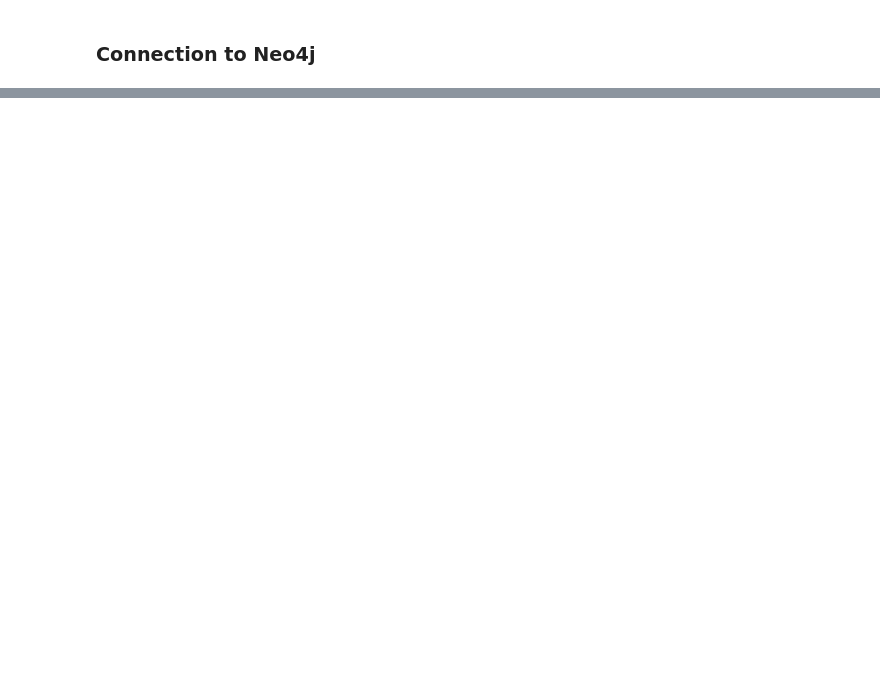
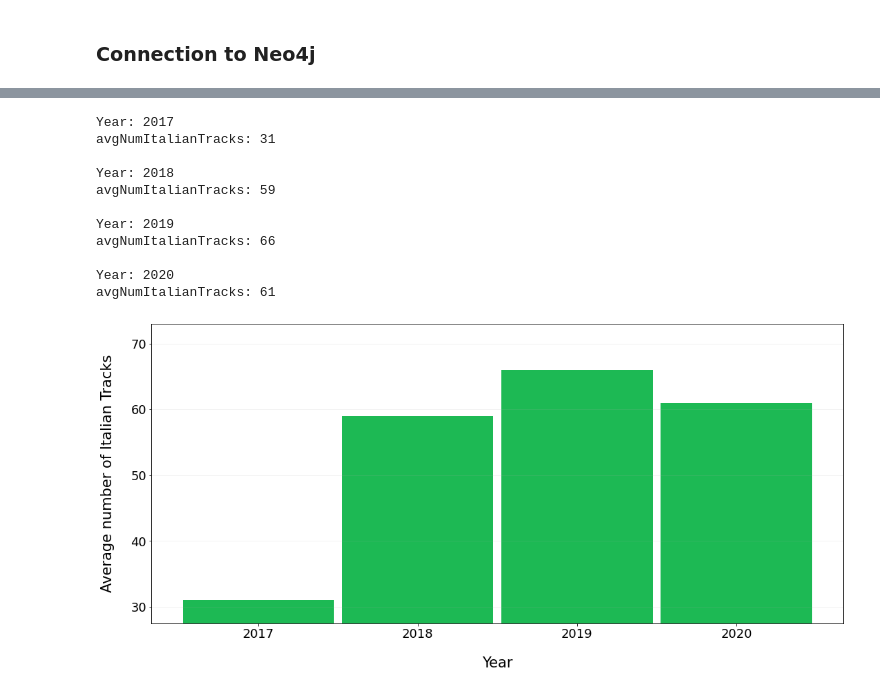
Before and after one commit to luca-martinelli-09/spotify-pg, a Jupyter notebook: spotifyQueries.ipynb, the cells around one changed output, grey strips where cells are left out. Saved outputs shown, nothing was run; the diff lists cells and outputs as text; code cells hidden in the pictures; blank space fills up the shorter version.

```diff
--- a/spotifyQueries.ipynb
+++ b/spotifyQueries.ipynb
@@ -573,0 +68,19 @@ driver.close()
+# %%
+TITLE_PAD = 30
+TITLE_DIM = 30
+XY_LABEL_PAD = 23
+XY_LABEL_DIM = 21
+XY_TICKS_DIM = 18
+GRID_ALPHA = 0.2
+FILL_ALPHA = 0.05
+BAR_WIDTH = 0.95
+LEGEND_LOC = "upper left"
+LEGEND_LABEL_DIM = 15
+COLOR_SCHEME = ["#1DB954", "#22577A", "#A03C78", "#C67ACE"]
+
+FIG_SIZE = (18, 8)
+FIG_BG_COLOR = None # "w"
+FIG_DPI = 500
+FIG_BBOX = "tight"
+FIG_PAD = .3
+FIG_FORMATS = ["png", "pdf"]
@@ -573,0 +179,57 @@ driver.close()
+# %%
+# Q3: On average how many tracks from italian artists are present in Top 100 Italy for each year?
+
+# connect to the DB
+driver = GraphDatabase.driver(params.uri, auth=(params.user, params.dbpsw))
+# create a session
+session = driver.session()
+
+result = session.run("""
+    MATCH (c1:Country{id:"IT"})<-[:hasNationality]-(p:Person)-[:isMemberOf]->(a:Artist)-[:partecipateIn]->(t:Track)-[:isPositionedIn]->(ch:Chart)-[:isReferredTo]->(c2:Country{id:"IT"})
+    WITH ch,ch.date.year AS year, COUNT(DISTINCT t) as numTracks
+    RETURN year,avg(numTracks)
+    ORDER BY year
+""")
+
+# Define lists to contain the results
+years = []
+avgNumItalianTracks = []
+for r in result:
+    returnedData = r.values()
+    years.append(returnedData[0])
+    avgNumItalianTracks.append(int(returnedData[1]))
+
+# Print the results
+for i in range(0,len(years)):
+    print("Year: {}".format(years[i]))
+    print("avgNumItalianTracks: {:d}".format(avgNumItalianTracks[i]))
+    print("")
+
+
+plotResults(
+    x=np.arange(len(years)),
+    yArr=[avgNumItalianTracks],
+    yLabel="Average number of Italian Tracks",
+    xLabel="Year",
+    xTicks=years,
+    showGrid=True,
+    gridAxis="y",
+    bar=True,
+    saveTitle="query3"
+)
+
+session.close()
+driver.close()
+# %% [output]
+Year: 2017
+avgNumItalianTracks: 31
+
+Year: 2018
+avgNumItalianTracks: 59
+
+Year: 2019
+avgNumItalianTracks: 66
+
+Year: 2020
+avgNumItalianTracks: 61
+[figure, added]
```
Also changed, not shown: parts of 69 cells of this notebook, 10 other files.
